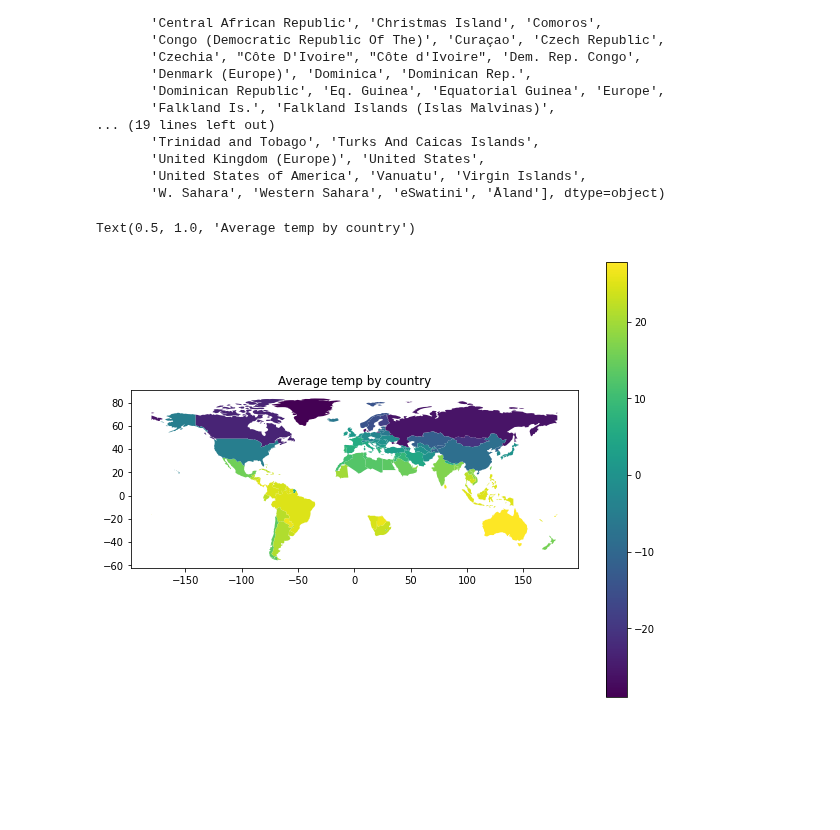
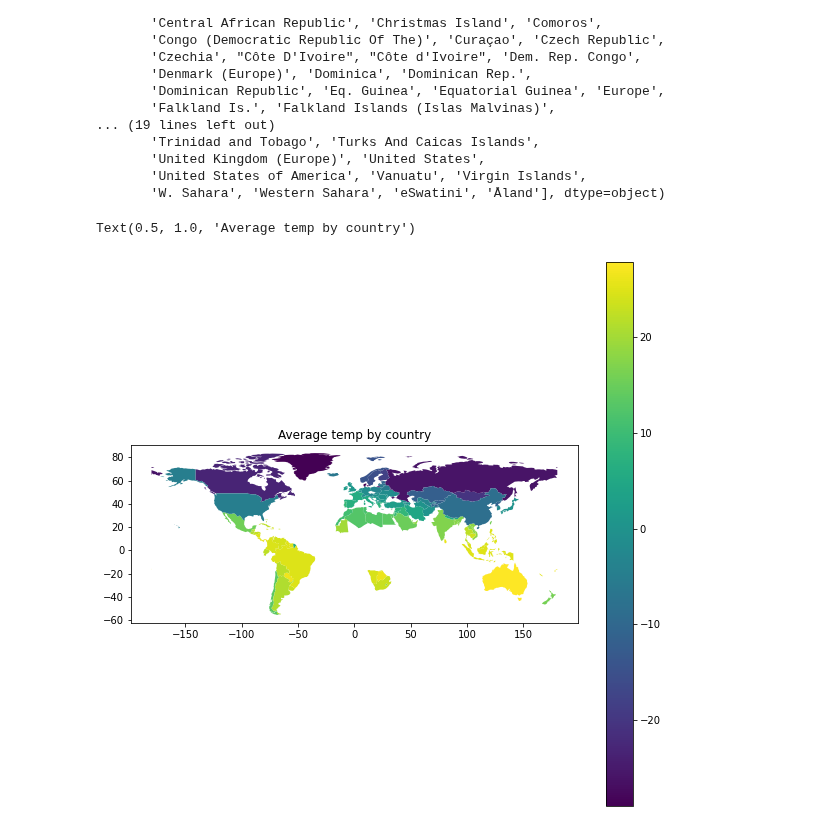
Before and after one commit to mblackstock/ds1-analytics, a Jupyter notebook: projects/Global_Warming.ipynb, the cells around one changed output. Saved outputs shown, nothing was run; the diff lists cells and outputs as text; code cells hidden in the pictures; blank space fills up the shorter version.

```diff
--- a/projects/Global_Warming.ipynb
+++ b/projects/Global_Warming.ipynb
@@ -220,11 +306,11 @@ country_temps.Country = country_temps.Country.map(map_country)
 merged = world.merge(country_temps, left_on='name', right_on='Country')
 merged = merged.sort_values('dt')
 # %%
-merged[merged.dt == pd.Timestamp(1867,1,1)].plot(column="AverageTemperature", figsize=(10,8), legend=True)
+merged[merged.dt == pd.Timestamp(1867,1,1)].plot(column="AverageTemperature", figsize=(10,10), legend=True)
 plt.title("Average temp by country")
 # %% [output]
 Text(0.5, 1.0, 'Average temp by country')
-[figure, old version]
+[figure, new version]
 # %%
 import ipywidgets as widgets
 from datetime import datetime
```
Also changed, not shown: parts of 25 cells of this notebook.
